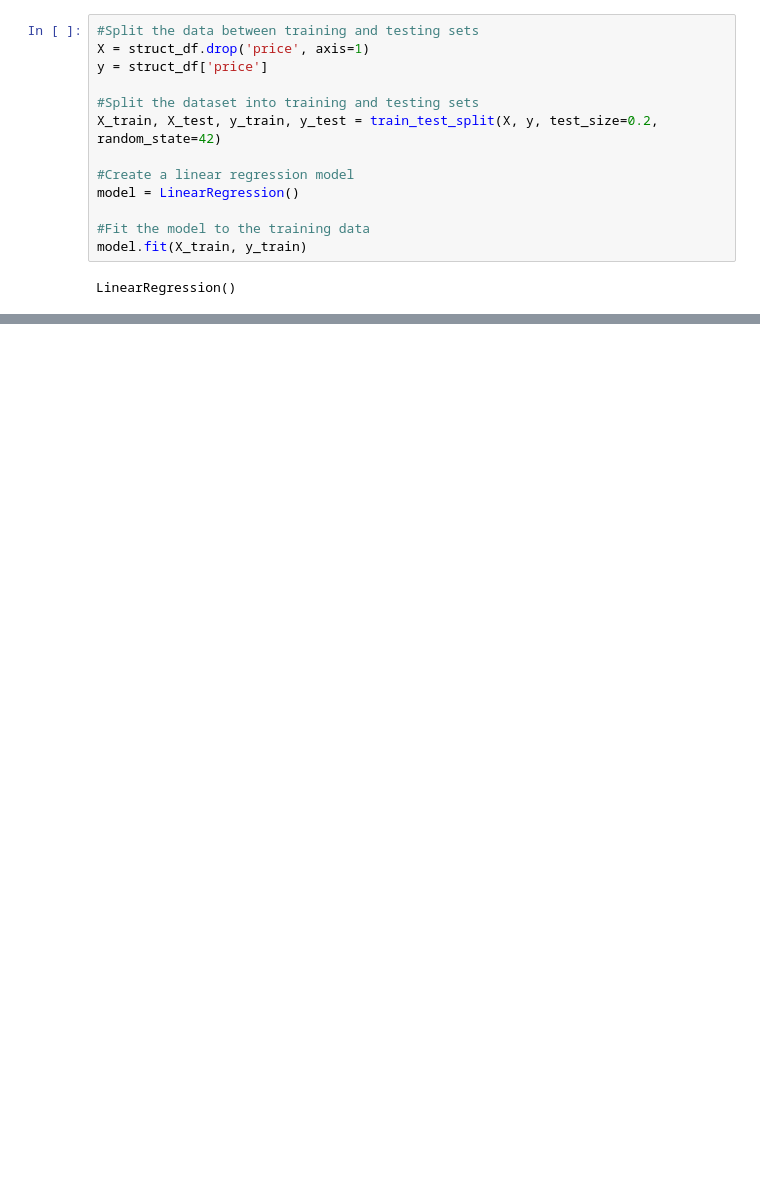
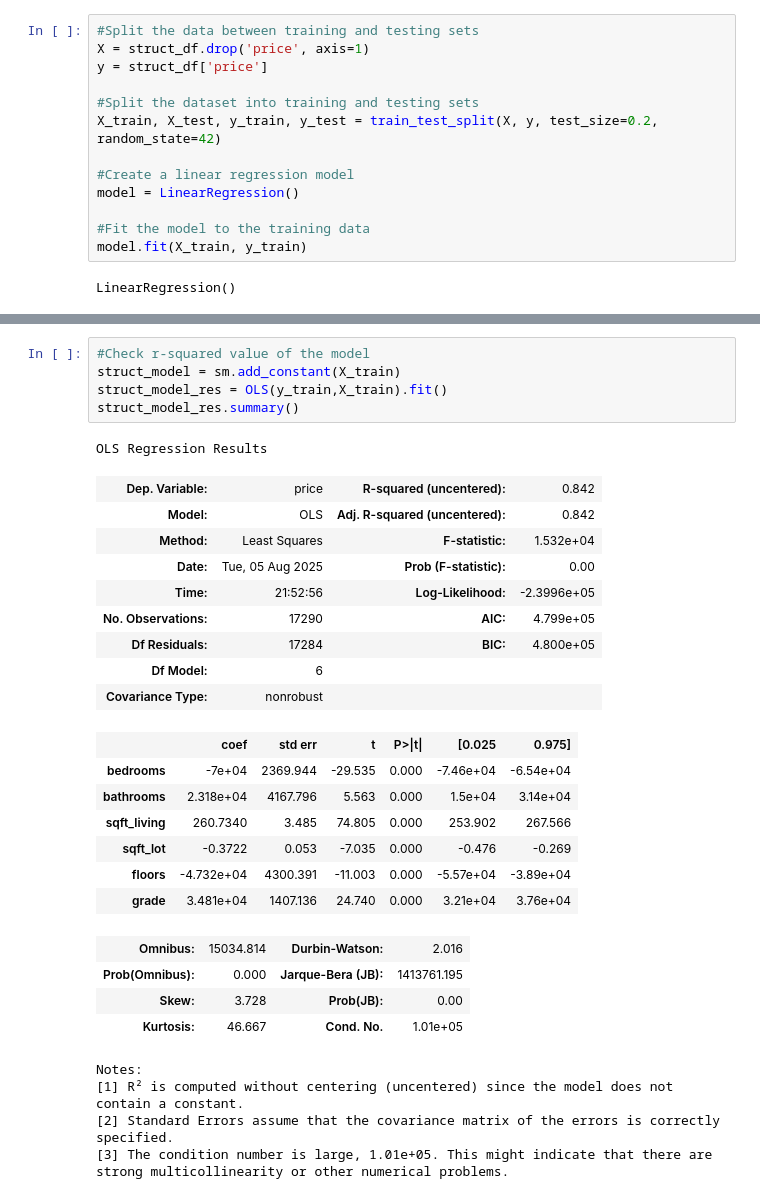
Before and after one commit to jss6071/dscprogrammingfinalproject, a Jupyter notebook: HousingFinalProject.ipynb, the cells around one changed output, grey strips where cells are left out. Cells and saved outputs as stored; diff of their text form; blank space fills up the shorter version.

```diff
--- a/HousingFinalProject.ipynb
+++ b/HousingFinalProject.ipynb
@@ -192,0 +196,32 @@ Insights: Based off of the accuracy of our score, it doesnt seem like the featur
+# %%
+#Check r-squared value of the model
+struct_model = sm.add_constant(X_train)
+struct_model_res = OLS(y_train,X_train).fit()
+struct_model_res.summary()
+# %% [output]
+OLS Regression Results
+| Dep. Variable: | price | R-squared (uncentered): | 0.842 |
+| Model: | OLS | Adj. R-squared (uncentered): | 0.842 |
+| Method: | Least Squares | F-statistic: | 1.532e+04 |
+| Date: | Tue, 05 Aug 2025 | Prob (F-statistic): | 0.00 |
+| Time: | 21:52:56 | Log-Likelihood: | -2.3996e+05 |
+| No. Observations: | 17290 | AIC: | 4.799e+05 |
+| Df Residuals: | 17284 | BIC: | 4.800e+05 |
+| Df Model: | 6 |  |  |
+| Covariance Type: | nonrobust |  |  |
+|  | coef | std err | t | P>|t| | [0.025 | 0.975] |
+| bedrooms | -7e+04 | 2369.944 | -29.535 | 0.000 | -7.46e+04 | -6.54e+04 |
+| bathrooms | 2.318e+04 | 4167.796 | 5.563 | 0.000 | 1.5e+04 | 3.14e+04 |
+| sqft_living | 260.7340 | 3.485 | 74.805 | 0.000 | 253.902 | 267.566 |
+| sqft_lot | -0.3722 | 0.053 | -7.035 | 0.000 | -0.476 | -0.269 |
+| floors | -4.732e+04 | 4300.391 | -11.003 | 0.000 | -5.57e+04 | -3.89e+04 |
+| grade | 3.481e+04 | 1407.136 | 24.740 | 0.000 | 3.21e+04 | 3.76e+04 |
+| Omnibus: | 15034.814 | Durbin-Watson: | 2.016 |
+| Prob(Omnibus): | 0.000 | Jarque-Bera (JB): | 1413761.195 |
+| Skew: | 3.728 | Prob(JB): | 0.00 |
+| Kurtosis: | 46.667 | Cond. No. | 1.01e+05 |
+Notes:
+[1] R² is computed without centering (uncentered) since the model does not contain a constant.
+[2] Standard Errors assume that the covariance matrix of the errors is correctly specified.
+[3] The condition number is large, 1.01e+05. This might indicate that there are
+strong multicollinearity or other numerical problems.
```
Also changed, not shown: parts of 18 cells of this notebook.
